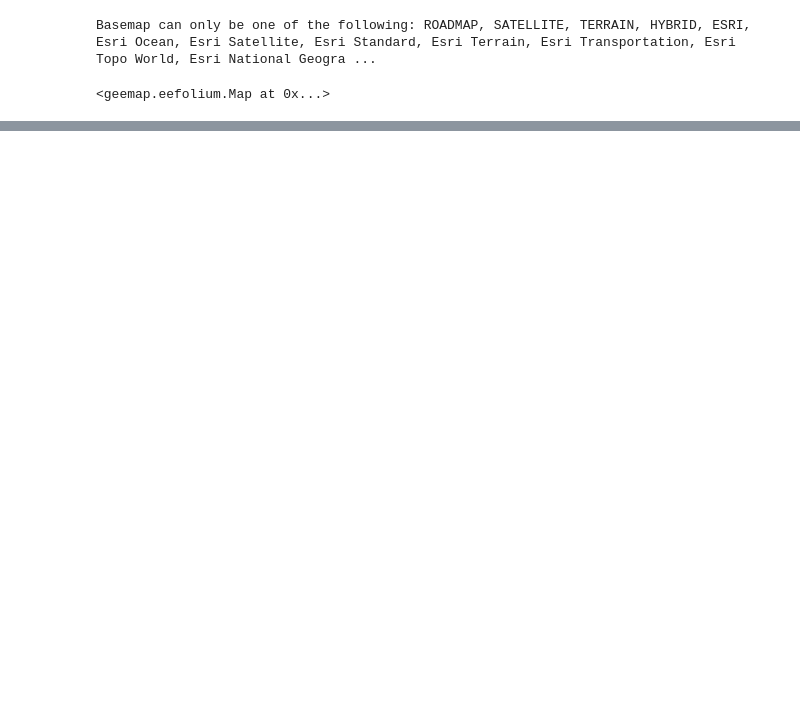
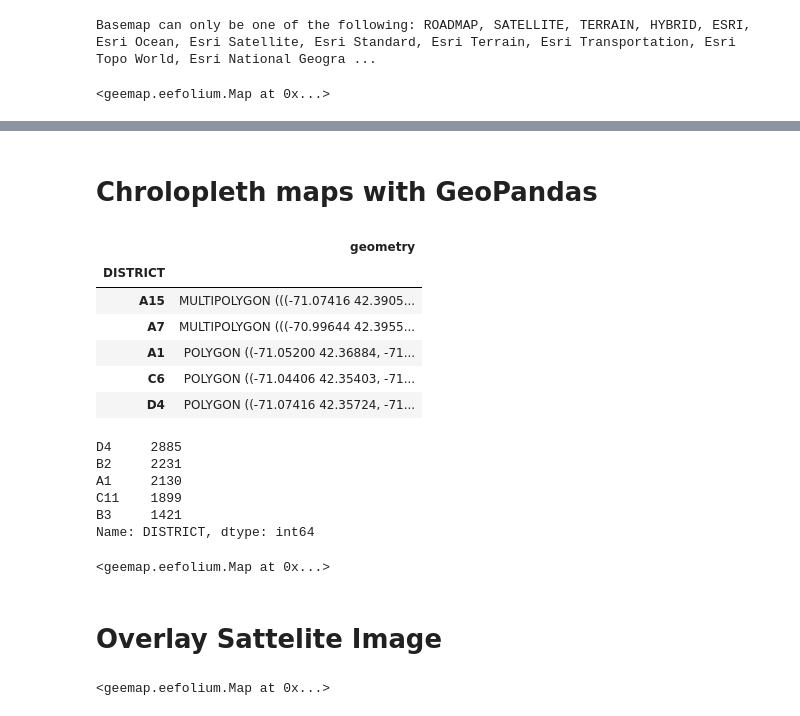
Before and after one commit to otwn/Geospatial-Analysis-Examples, a Jupyter notebook: Interactive_Map.ipynb, the cells around one changed output, grey strips where cells are left out. Saved outputs shown, nothing was run; the diff lists cells and outputs as text; code cells hidden in the pictures; blank space fills up the shorter version.

```diff
--- a/Interactive_Map.ipynb
+++ b/Interactive_Map.ipynb
@@ -53,0 +166,49 @@ Basemap can only be one of the following: ROADMAP, SATELLITE, TERRAIN, HYBRID, E
+# %% [markdown]
+# Chrolopleth maps with GeoPandas
+# %%
+districts_full = gpd.read_file("/content/drive/My Drive/Colab Notebooks/Geospatial/Police_Districts/Police_Districts.shp")
+districts= districts_full[["DISTRICT","geometry"]].set_index("DISTRICT")
+districts.head()
+# %% [output]
+|  | geometry |
+| DISTRICT |  |
+| A15 | MULTIPOLYGON (((-71.07416 42.3905... |
+| A7 | MULTIPOLYGON (((-70.99644 42.3955... |
+| A1 | POLYGON ((-71.05200 42.36884, -71... |
+| C6 | POLYGON ((-71.04406 42.35403, -71... |
+| D4 | POLYGON ((-71.07416 42.35724, -71... |
+# %%
+plot_dict = crimes_boston_2018.DISTRICT.value_counts()
+plot_dict.head()
+# %% [output]
+D4     2885
+B2     2231
+A1     2130
+C11    1899
+B3     1421
+Name: DISTRICT, dtype: int64
+# %%
+m_7 = emap.Map(center=[42.32, -71.0589], zoom=12, add_google_map=False, tiles="cartodbpositron")
+
+emap.folium.Choropleth(geo_data=districts.__geo_interface__,
+                       data=plot_dict,
+                       key_on="feature.id",
+                       fill_color="YlGnBu",
+                       legend_name="Major criminal incidents (Jan-Aug 2018)").add_to(m_7)
+
+m_7
+# %% [output]
+<geemap.eefolium.Map at 0x...>
+# %% [markdown]
+# Overlay Sattelite Image
+# %%
+image = ee.Image("USGS/SRTMGL1_003")
+vis_params={
+    'min':0,
+    'max':4000,
+    'palette': ['006633', 'E5FFCC', '662A00', 'D8D8D8', 'F5F5F5']
+    }
+m_1.addLayer(image,  vis_params, 'SRTM DEM', True, 0.5)
+m_1
+# %% [output]
+<geemap.eefolium.Map at 0x...>
```
Also changed, not shown: parts of 15 cells of this notebook.
